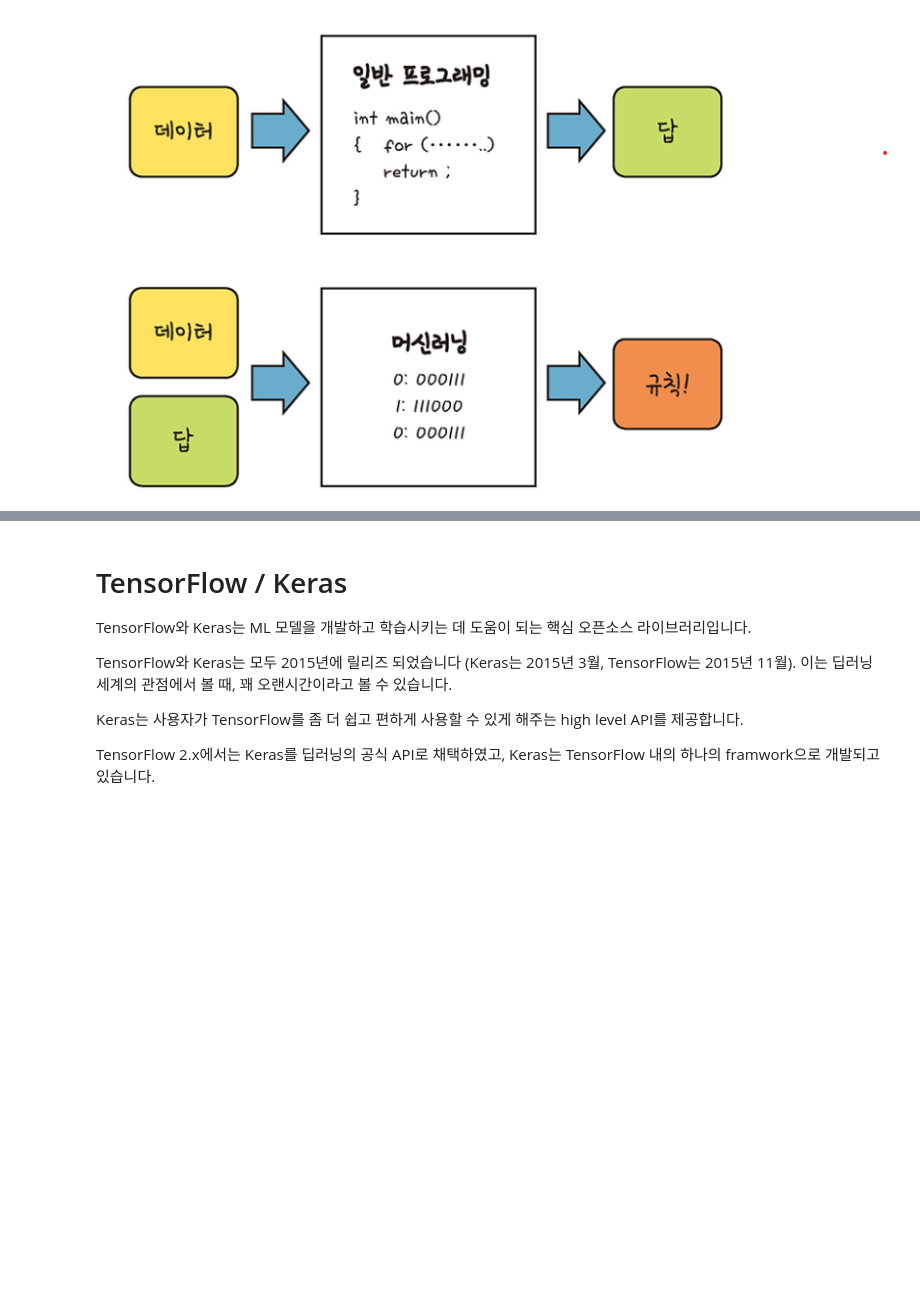
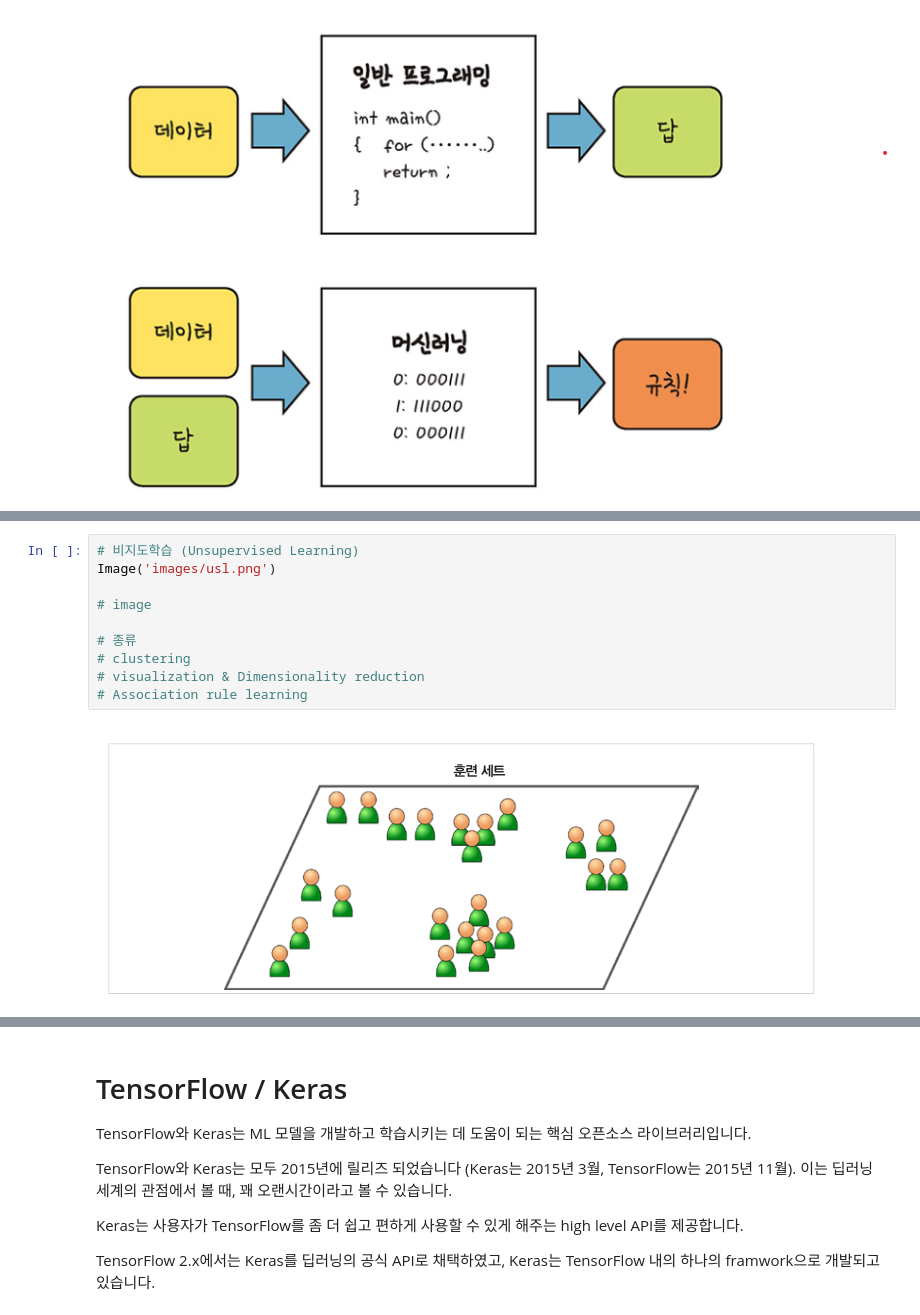
Before and after one commit to SeHwanYoo/gitc_dl_seminar, a Jupyter notebook: 20220120/01 Concept_of_Deep_Learning_and_tutorial.ipynb, the cells around one changed output, grey strips where cells are left out. Cells and saved outputs as stored; diff of their text form; blank space fills up the shorter version.

```diff
--- a/20220120/01 Concept_of_Deep_Learning_and_tutorial.ipynb
+++ b/20220120/01 Concept_of_Deep_Learning_and_tutorial.ipynb
@@ -18,0 +27,12 @@ def main_func():
+# %%
+# 비지도학습 (Unsupervised Learning)
+Image('images/usl.png')
+
+# image
+
+# 종류
+# clustering
+# visualization & Dimensionality reduction
+# Association rule learning
+# %% [output]
+[figure, added]
```
Also changed, not shown: parts of 7 cells of this notebook.
